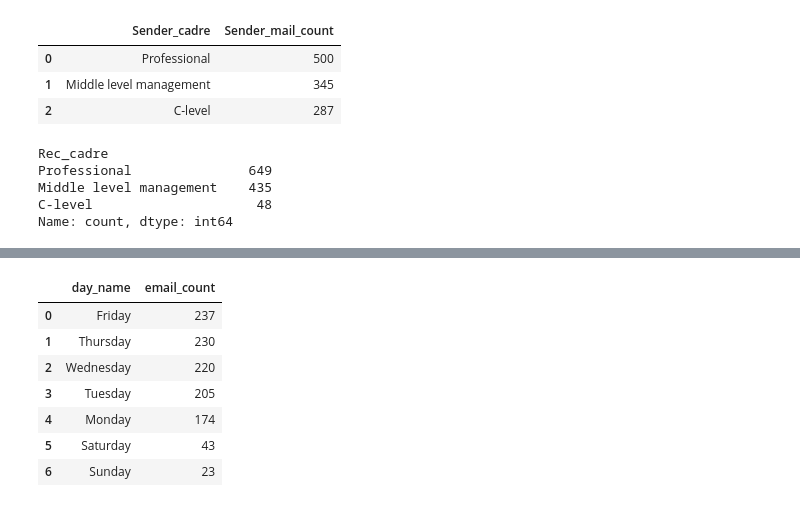
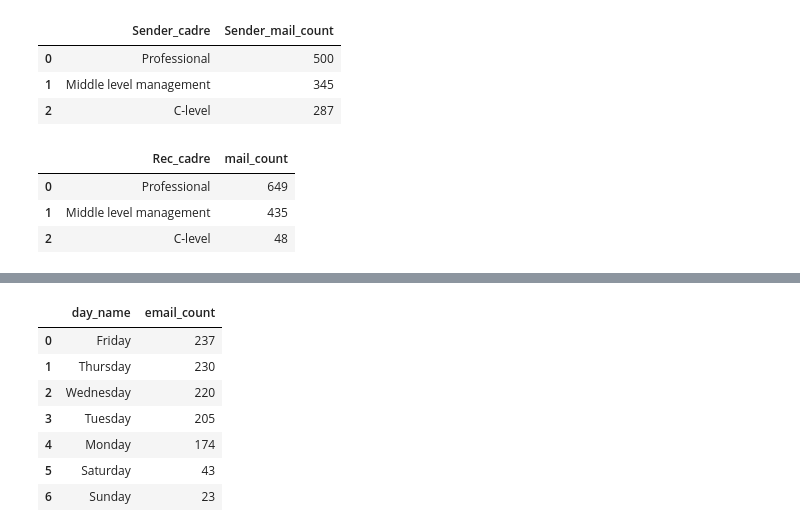
Before and after one commit to djibril968/Python_projects, a Jupyter notebook: Onyx_email_analysis.ipynb, the cells around one changed output, grey strips where cells are left out. Saved outputs shown, nothing was run; the diff lists cells and outputs as text; code cells hidden in the pictures.

```diff
--- a/Onyx_email_analysis.ipynb
+++ b/Onyx_email_analysis.ipynb
@@ -342,14 +349,13 @@ email_by_cadre
 | 2 | C-level | 287 |
 # %%
 #emails recieved by cadre
-email_rec_by_cadre = Email_fact_data[['Rec_cadre']].value_counts().sort_values(ascending= False)
+email_rec_by_cadre = Email_fact_data[['Rec_cadre']].value_counts().reset_index(name= 'mail_count').sort_values('mail_count', ascending= False)
 email_rec_by_cadre
 # %% [output]
-Rec_cadre
-Professional               649
-Middle level management    435
-C-level                     48
-Name: count, dtype: int64
+|  | Rec_cadre | mail_count |
+| 0 | Professional | 649 |
+| 1 | Middle level management | 435 |
+| 2 | C-level | 48 |
 # %%
 #we assign our dataset to a new variable
 
```
Also changed, not shown: parts of 5 cells of this notebook.
